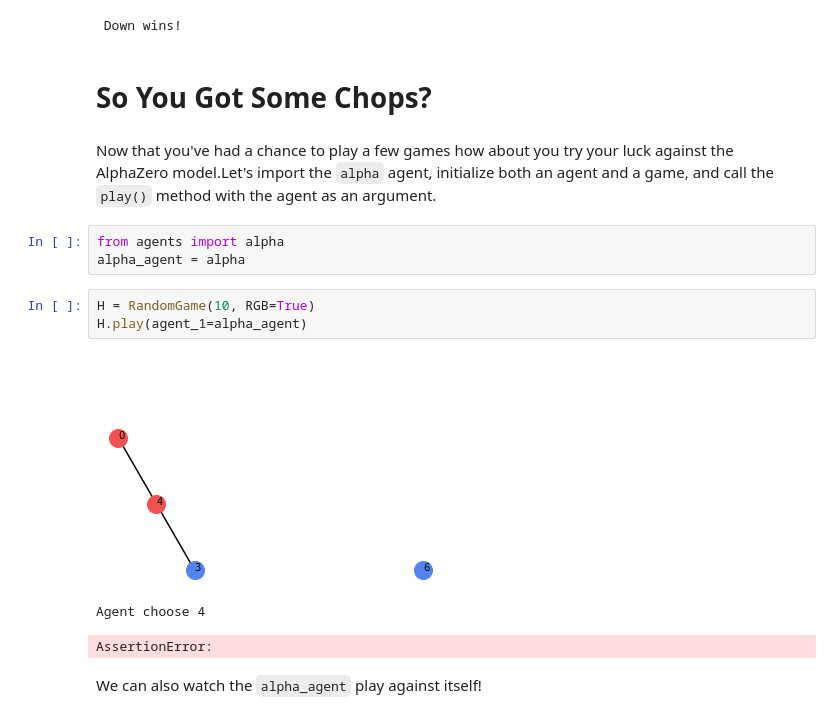
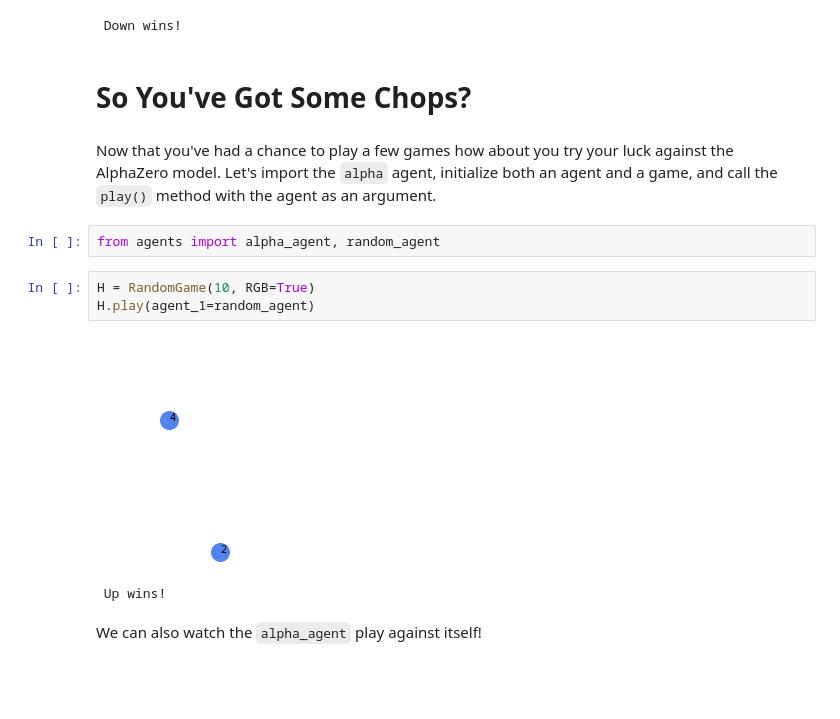
Before and after one commit to Upset-Downset/UpsetDownset, a Jupyter notebook: intro_to_upset_downset.ipynb, the cells around one changed output. Cells and saved outputs as stored; diff of their text form; blank space fills up the shorter version.

```diff
--- a/intro_to_upset_downset.ipynb
+++ b/intro_to_upset_downset.ipynb
@@ -111,19 +110,17 @@ N.play()
 [figure]
  Down wins!
 # %% [markdown]
-# So You Got Some Chops?
+# So You've Got Some Chops?
 # %% [markdown]
-Now that you've had a chance to play a few games how about you try your luck against the AlphaZero model.Let's import the `alpha` agent, initialize both an agent and a game, and call the `play()` method with the agent as an argument.
+Now that you've had a chance to play a few games how about you try your luck against the AlphaZero model. Let's import the `alpha` agent, initialize both an agent and a game, and call the `play()` method with the agent as an argument.
 # %%
-from agents import alpha
-alpha_agent = alpha
+from agents import alpha_agent, random_agent
 # %%
 H = RandomGame(10, RGB=True)
-H.play(agent_1=alpha_agent)
+H.play(agent_1=random_agent)
 # %% [output]
-[figure, old version]
+[figure, new version]
-Agent choose 4
+ Up wins!
-AssertionError:
 # %% [markdown]
 We can also watch the `alpha_agent` play against itself!
 # %%
```
Also changed, not shown: parts of 6 cells of this notebook.
